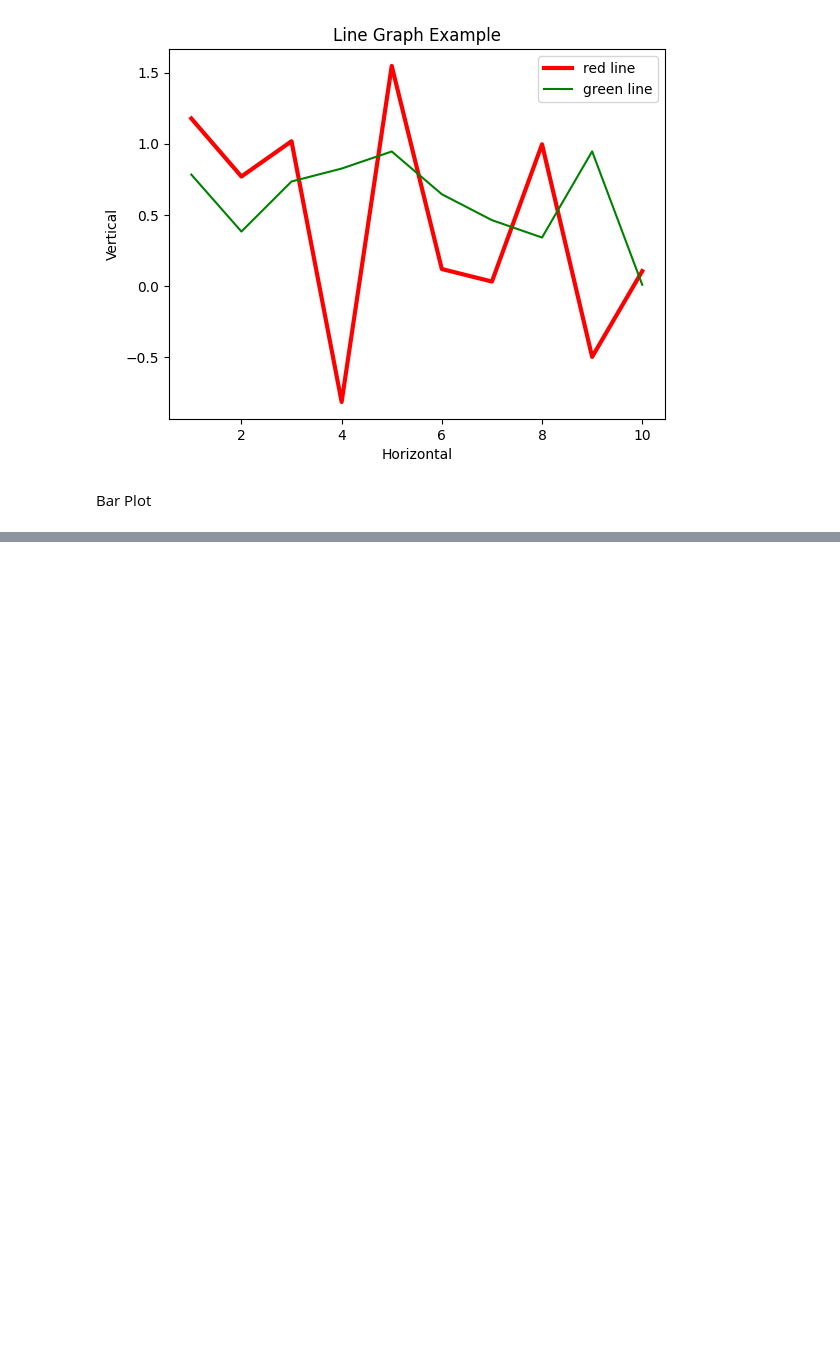
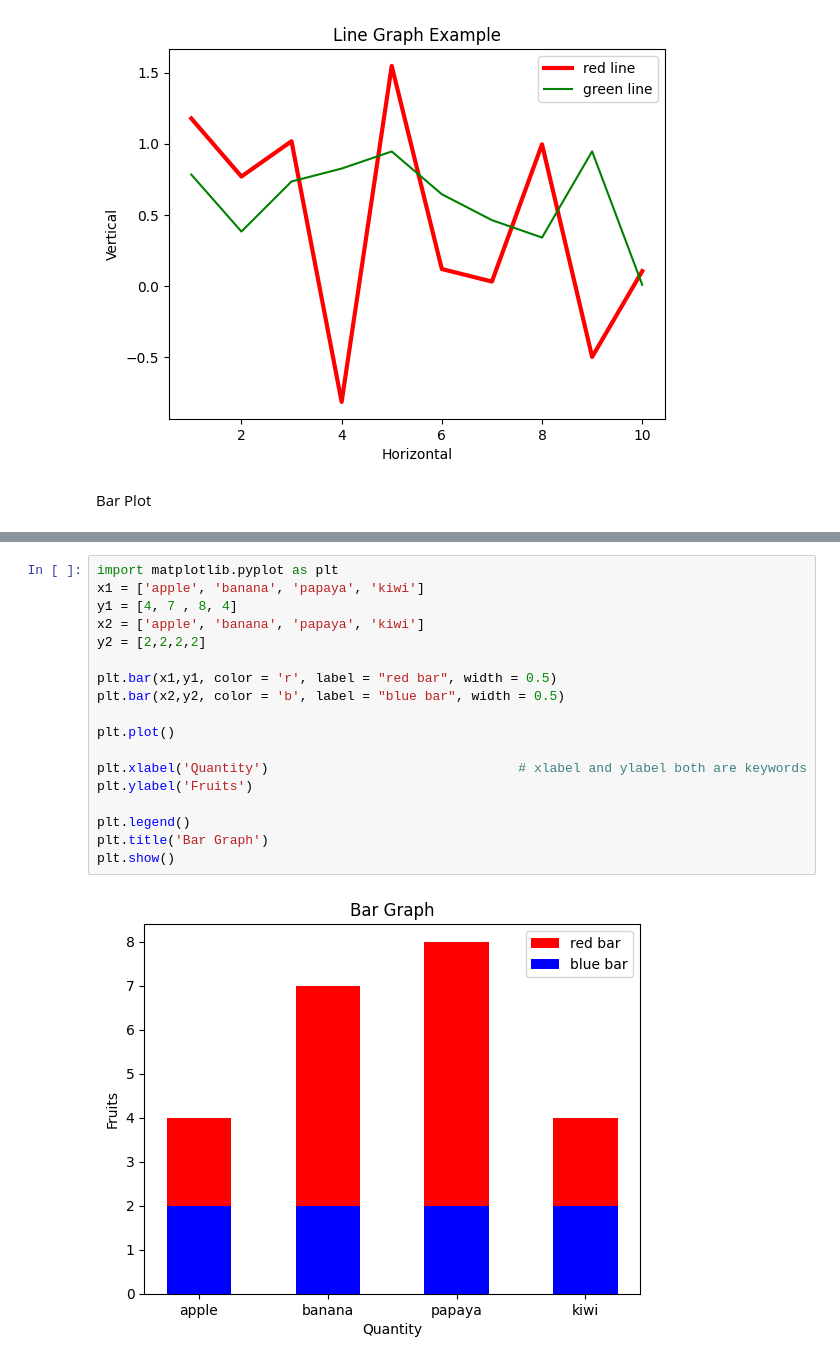
Before and after one commit to harshsinha-12/GoogleCollabTutorial, a Jupyter notebook: PlottingGraph.ipynb, the cells around one changed output, grey strips where cells are left out. Saved outputs shown, nothing was run; the diff lists cells and outputs as text; blank space fills up the shorter version.

```diff
--- a/PlottingGraph.ipynb
+++ b/PlottingGraph.ipynb
@@ -102,0 +113,20 @@ plt.show()
+# %%
+import matplotlib.pyplot as plt
+x1 = ['apple', 'banana', 'papaya', 'kiwi']
+y1 = [4, 7 , 8, 4]
+x2 = ['apple', 'banana', 'papaya', 'kiwi']
+y2 = [2,2,2,2]
+
+plt.bar(x1,y1, color = 'r', label = "red bar", width = 0.5)
+plt.bar(x2,y2, color = 'b', label = "blue bar", width = 0.5)
+
+plt.plot()
+
+plt.xlabel('Quantity')                                # xlabel and ylabel both are keywords
+plt.ylabel('Fruits')
+
+plt.legend()
+plt.title('Bar Graph')
+plt.show()
+# %% [output]
+[figure, added]
```
Also changed, not shown: parts of 1 cell of this notebook.
